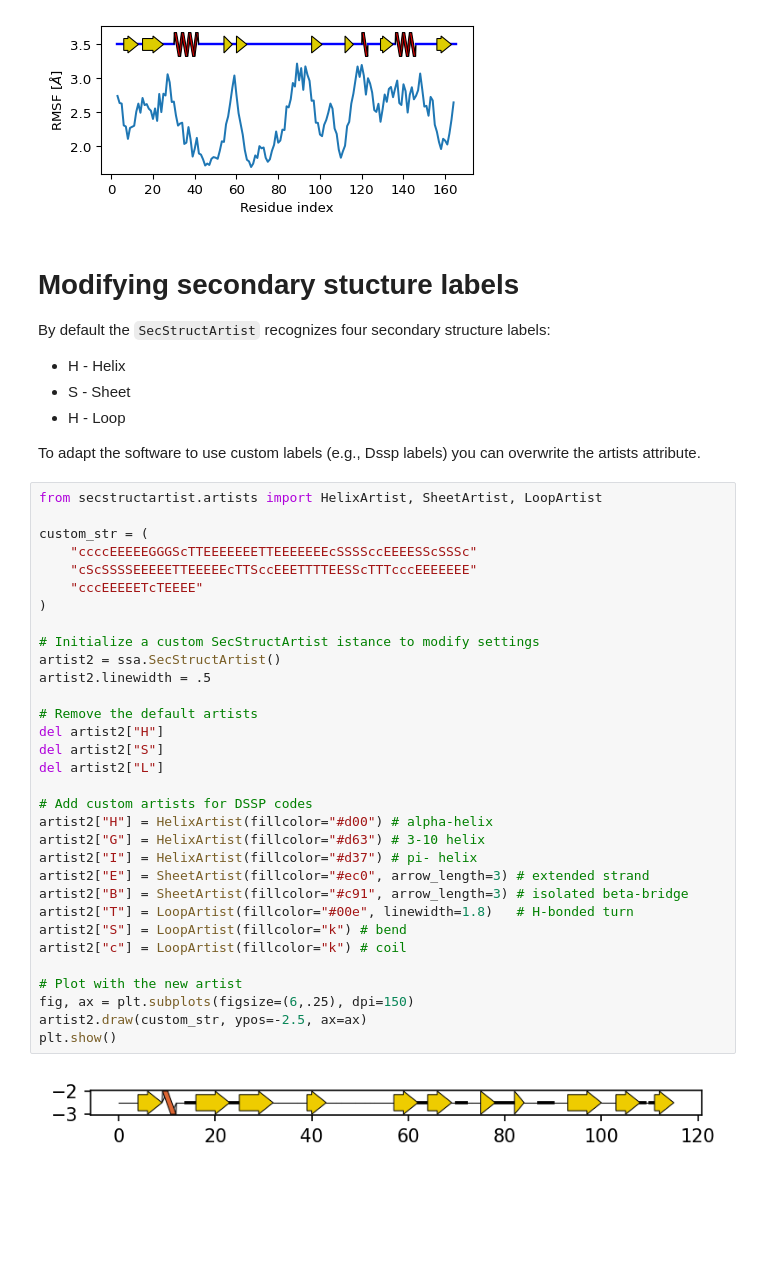
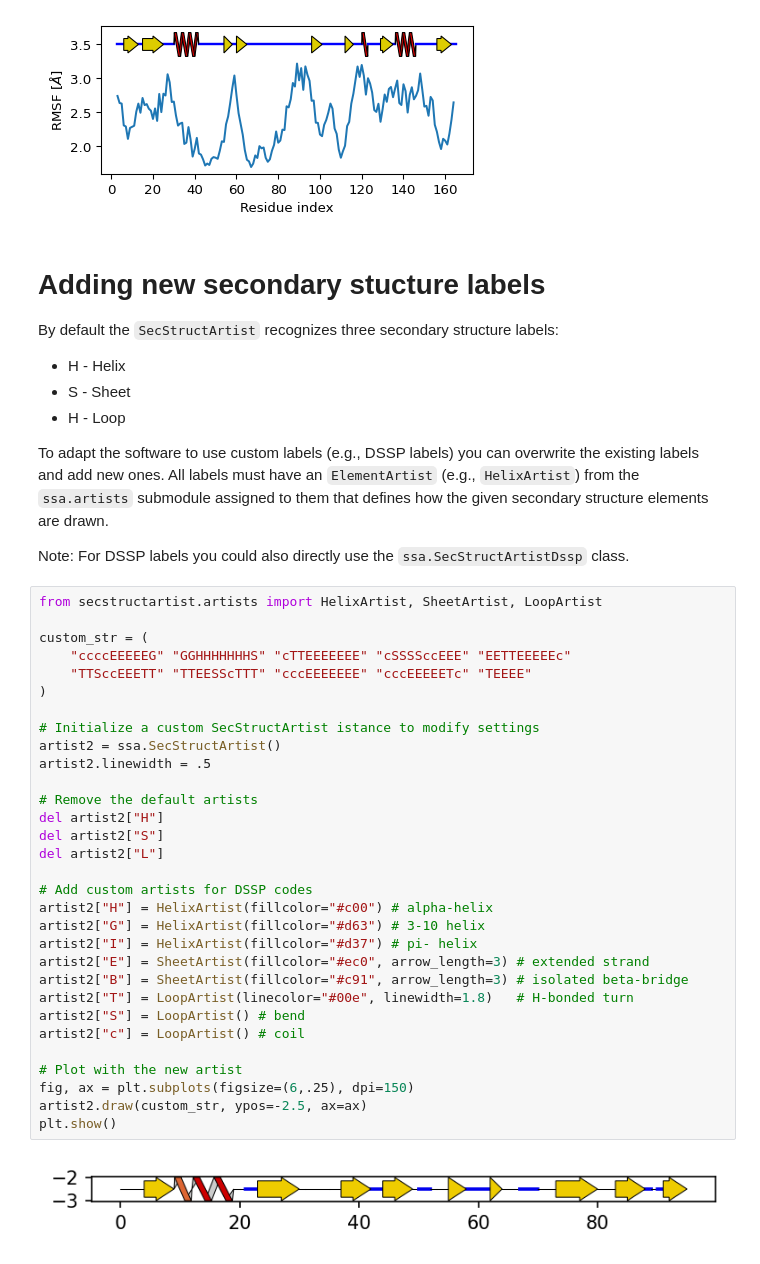
Before and after one commit to aethertier/secstructartist, a Jupyter notebook: examples/examples.ipynb, the cells around one changed output. Saved outputs shown, nothing was run; the diff lists cells and outputs as text; blank space fills up the shorter version.

```diff
--- a/examples/examples.ipynb
+++ b/examples/examples.ipynb
@@ -106,49 +106,53 @@ plt.show()
 # %% [output]
 [figure]
 # %% [markdown]
-# Modifying secondary stucture labels
+# Adding new secondary stucture labels
 
-By default the `SecStructArtist` recognizes four secondary structure labels:
+By default the `SecStructArtist` recognizes three secondary structure labels:
 * H - Helix
 * S - Sheet
 * H - Loop
 
-To adapt the software to use custom labels (e.g., Dssp labels) you can overwrite
-the artists attribute.
+To adapt the software to use custom labels (e.g., DSSP labels) you can overwrite
+the existing labels and add new ones. All labels must have an `ElementArtist`
+(e.g., `HelixArtist`) from the `ssa.artists` submodule assigned to them that
+defines how the given secondary structure elements are drawn.
+
+Note: For DSSP labels you could also directly use the `ssa.SecStructArtistDssp`
+class.
 # %%
 from secstructartist.artists import HelixArtist, SheetArtist, LoopArtist
 
 custom_str = (
-    "ccccEEEEEGGGScTTEEEEEEETTEEEEEEEcSSSSccEEEESScSSSc"
-	"cScSSSSEEEEETTEEEEEcTTSccEEETTTTEESScTTTcccEEEEEEE"
-    "cccEEEEETcTEEEE"
+    "ccccEEEEEG" "GGHHHHHHHS" "cTTEEEEEEE" "cSSSSccEEE" "EETTEEEEEc"
+    "TTSccEEETT" "TTEESScTTT" "cccEEEEEEE" "cccEEEEETc" "TEEEE"
 )
 
 # Initialize a custom SecStructArtist istance to modify settings
 artist2 = ssa.SecStructArtist()
 artist2.linewidth = .5
 
 # Remove the default artists
 del artist2["H"]
 del artist2["S"]
 del artist2["L"]
 
 # Add custom artists for DSSP codes
-artist2["H"] = HelixArtist(fillcolor="#d00") # alpha-helix
+artist2["H"] = HelixArtist(fillcolor="#c00") # alpha-helix
 artist2["G"] = HelixArtist(fillcolor="#d63") # 3-10 helix
 artist2["I"] = HelixArtist(fillcolor="#d37") # pi- helix
 artist2["E"] = SheetArtist(fillcolor="#ec0", arrow_length=3) # extended strand
 artist2["B"] = SheetArtist(fillcolor="#c91", arrow_length=3) # isolated beta-bridge
-artist2["T"] = LoopArtist(fillcolor="#00e", linewidth=1.8)   # H-bonded turn
-artist2["S"] = LoopArtist(fillcolor="k") # bend
-artist2["c"] = LoopArtist(fillcolor="k") # coil
+artist2["T"] = LoopArtist(linecolor="#00e", linewidth=1.8)   # H-bonded turn
+artist2["S"] = LoopArtist() # bend
+artist2["c"] = LoopArtist() # coil
 
 # Plot with the new artist
 fig, ax = plt.subplots(figsize=(6,.25), dpi=150)
 artist2.draw(custom_str, ypos=-2.5, ax=ax)
 plt.show()
 # %% [output]
-[figure, old version]
+[figure, new version]
 # %% [markdown]
 ## Let's end with a little flex ...
 
```
Also changed, not shown: parts of 3 cells of this notebook, 1 other file.
